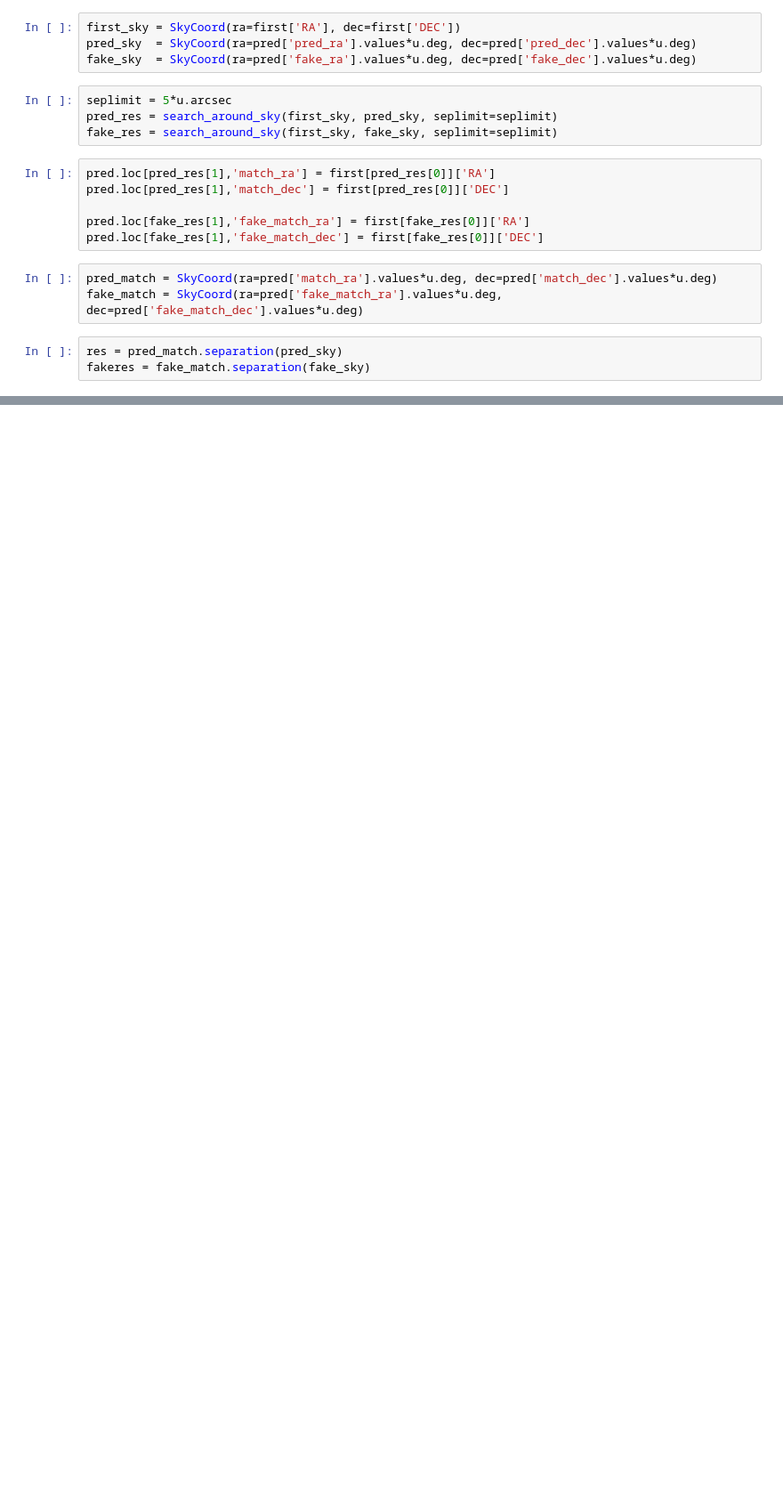
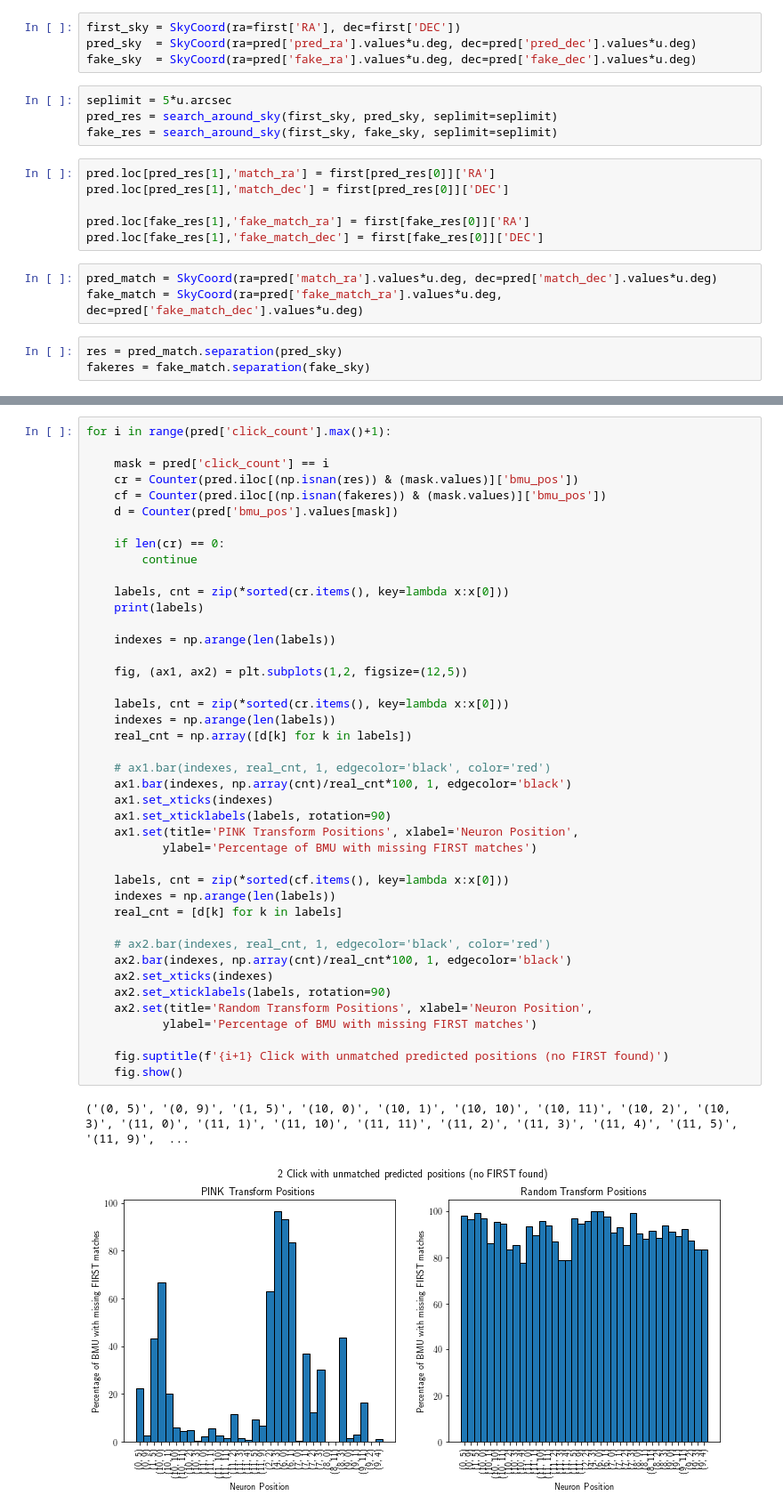
Before and after one commit to tjgalvin/pink_e3, a Jupyter notebook: FIRST_Create_Map/Notebooks/FIRST_to_predictions_match.ipynb, the cells around one changed output, grey strips where cells are left out. Shown at 89% size. Saved outputs shown, nothing was run; the diff lists cells and outputs as text; blank space fills up the shorter version.

```diff
--- a/FIRST_Create_Map/Notebooks/FIRST_to_predictions_match.ipynb
+++ b/FIRST_Create_Map/Notebooks/FIRST_to_predictions_match.ipynb
@@ -130,3 +149,48 @@ fig.savefig('Images/Predicted_Unmatched_Positions.png')
+# %%
+for i in range(pred['click_count'].max()+1):
+
+    mask = pred['click_count'] == i
+    cr = Counter(pred.iloc[(np.isnan(res)) & (mask.values)]['bmu_pos'])
+    cf = Counter(pred.iloc[(np.isnan(fakeres)) & (mask.values)]['bmu_pos'])
+    d = Counter(pred['bmu_pos'].values[mask])
+
+    if len(cr) == 0:
+        continue
+
+    labels, cnt = zip(*sorted(cr.items(), key=lambda x:x[0]))
+    print(labels)
+
+    indexes = np.arange(len(labels))
+
+    fig, (ax1, ax2) = plt.subplots(1,2, figsize=(12,5))
+
+    labels, cnt = zip(*sorted(cr.items(), key=lambda x:x[0]))
+    indexes = np.arange(len(labels))
+    real_cnt = np.array([d[k] for k in labels])
+
+    # ax1.bar(indexes, real_cnt, 1, edgecolor='black', color='red')
+    ax1.bar(indexes, np.array(cnt)/real_cnt*100, 1, edgecolor='black')
+    ax1.set_xticks(indexes)
+    ax1.set_xticklabels(labels, rotation=90)
+    ax1.set(title='PINK Transform Positions', xlabel='Neuron Position',
+           ylabel='Percentage of BMU with missing FIRST matches')
+
+    labels, cnt = zip(*sorted(cf.items(), key=lambda x:x[0]))
+    indexes = np.arange(len(labels))
+    real_cnt = [d[k] for k in labels]
+
+    # ax2.bar(indexes, real_cnt, 1, edgecolor='black', color='red')
+    ax2.bar(indexes, np.array(cnt)/real_cnt*100, 1, edgecolor='black')
+    ax2.set_xticks(indexes)
+    ax2.set_xticklabels(labels, rotation=90)
+    ax2.set(title='Random Transform Positions', xlabel='Neuron Position',
+           ylabel='Percentage of BMU with missing FIRST matches')
+
+    fig.suptitle(f'{i+1} Click with unmatched predicted positions (no FIRST found)')
+    fig.show()
+# %% [output]
+('(0, 5)', '(0, 9)', '(1, 5)', '(10, 0)', '(10, 1)', '(10, 10)', '(10, 11)', '(10, 2)', '(10, 3)', '(11, 0)', '(11, 1)', '(11, 10)', '(11, 11)', '(11, 2)', '(11, 3)', '(11, 4)', '(11, 5)', '(11, 9)',  ...
+[figure, added]
 # %%
 fig, (ax1, ax2, ax3) = plt.subplots(3,1, figsize=(5,8))
 
```
Also changed, not shown: parts of 14 cells of this notebook, 6 other files.
